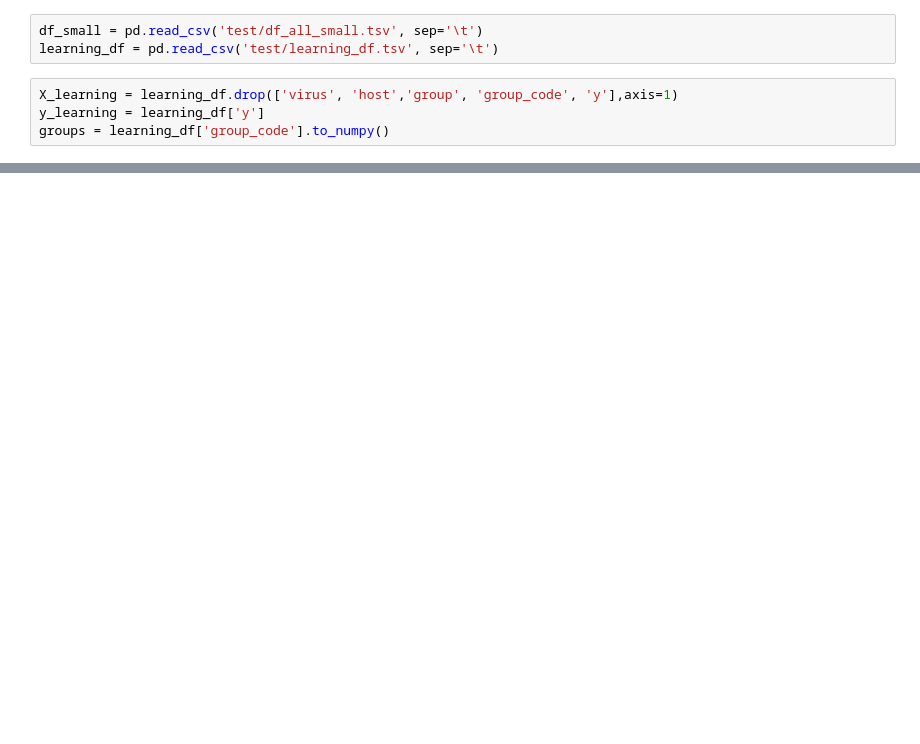
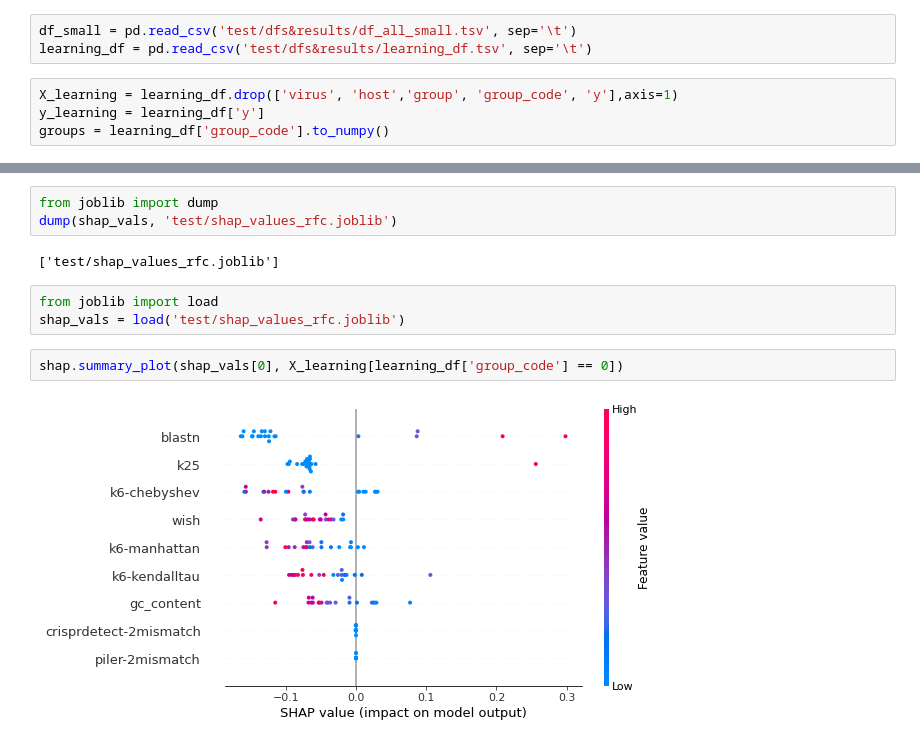
Before and after one commit to mikrzol/ML_bacteriophage_host_predicting, a Jupyter notebook: shap.ipynb, the cells around one changed output, grey strips where cells are left out. Drawn from its saved outputs; the diff is of its cells as text; blank space fills up the shorter version.

Commit message:
implement plotting, means calculations

```diff
--- a/shap.ipynb
+++ b/shap.ipynb
@@ -200,6 +20,6 @@ results_small = load('test/results_small.joblib')
 # %%
-df_small = pd.read_csv('test/df_all_small.tsv', sep='\t')
-learning_df = pd.read_csv('test/learning_df.tsv', sep='\t')
+df_small = pd.read_csv('test/dfs&results/df_all_small.tsv', sep='\t')
+learning_df = pd.read_csv('test/dfs&results/learning_df.tsv', sep='\t')
 # %%
 X_learning = learning_df.drop(['virus', 'host','group', 'group_code', 'y'],axis=1)
 y_learning = learning_df['y']
@@ -232,0 +74,12 @@ get_shap_plots(results_small['estimator'], X_learning)
+# %%
+from joblib import dump
+dump(shap_vals, 'test/shap_values_rfc.joblib')
+# %% [output]
+['test/shap_values_rfc.joblib']
+# %%
+from joblib import load
+shap_vals = load('test/shap_values_rfc.joblib')
+# %%
+shap.summary_plot(shap_vals[0], X_learning[learning_df['group_code'] == 0])
+# %% [output]
+[figure, added]
```
Also changed, not shown: parts of 33 cells of this notebook.
